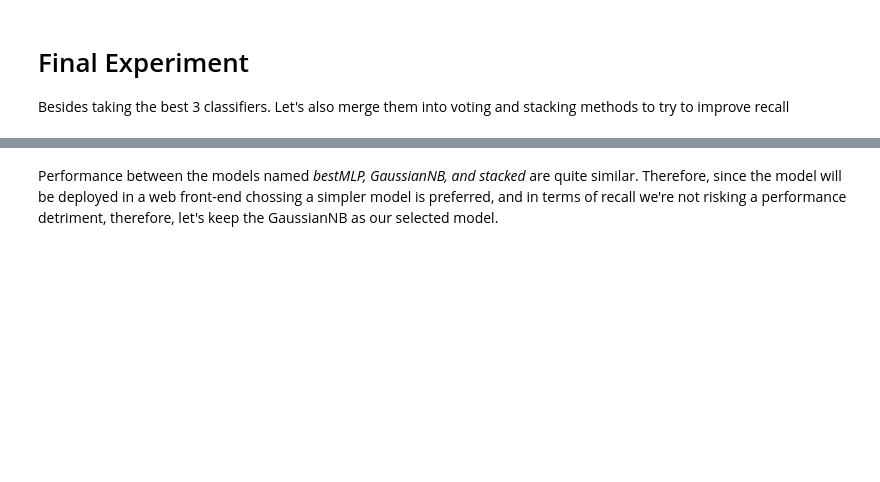
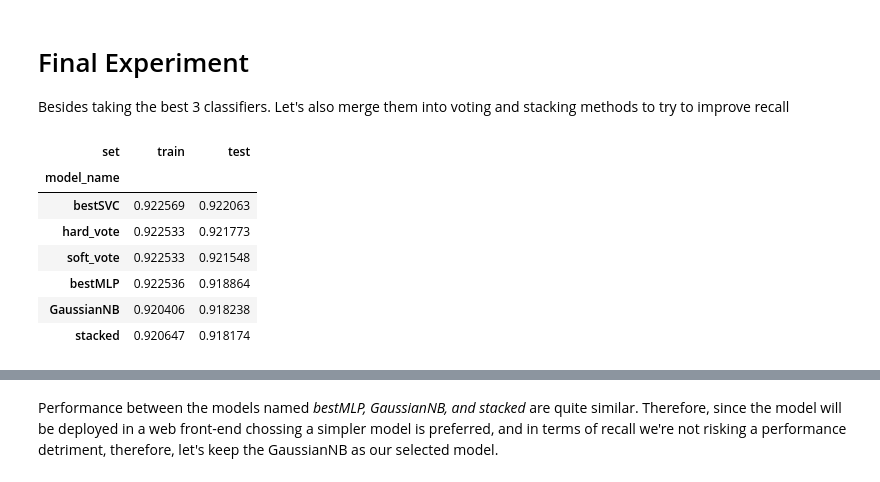
Before and after one commit to maikelps/SleepDisorder, a Jupyter notebook: ML_Assessment.ipynb, the cells around one changed output, grey strips where cells are left out. Cells and saved outputs as stored; diff of their text form; code cells hidden in the pictures; blank space fills up the shorter version.

```diff
--- a/ML_Assessment.ipynb
+++ b/ML_Assessment.ipynb
@@ -349,6 +378,15 @@ for MODEL_NAME, ML_MODEL in models.items():
 result2_df = pd.DataFrame( {'fold_id':_folds, 'model_name':_names, 'set': _set_type, 'accuracy':_accuracy, 'precision':_precision, 'recall':_recall, 'f1':_f1} )
 # %%
 # Quick  look to the average performance
-result2_df.groupby(by=['model_name','set']).agg({'mean'}).loc[:,'recall'].unstack().droplevel(0,axis=1).filter(['train','test'])
+result2_df.groupby(by=['model_name','set']).agg({'mean'}).loc[:,'recall'].unstack().droplevel(0,axis=1).filter(['train','test']).sort_values(by=['test'], ascending=False)
+# %% [output]
+| set | train | test |
+| model_name |  |  |
+| bestSVC | 0.922569 | 0.922063 |
+| hard_vote | 0.922533 | 0.921773 |
+| soft_vote | 0.922533 | 0.921548 |
+| bestMLP | 0.922536 | 0.918864 |
+| GaussianNB | 0.920406 | 0.918238 |
+| stacked | 0.920647 | 0.918174 |
 # %%
 # Quick  look to the performance std
```
Also changed, not shown: parts of 16 cells of this notebook, 13 other files.
